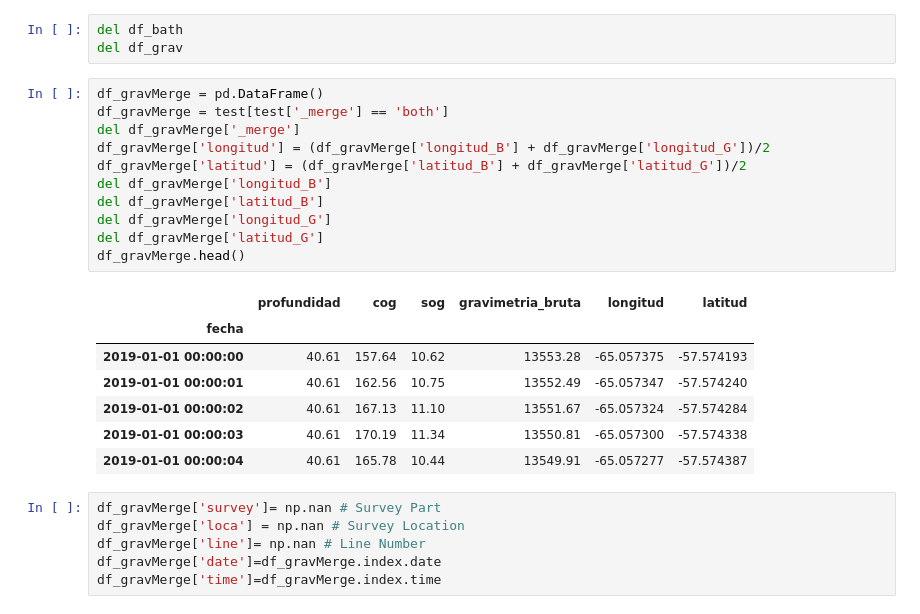
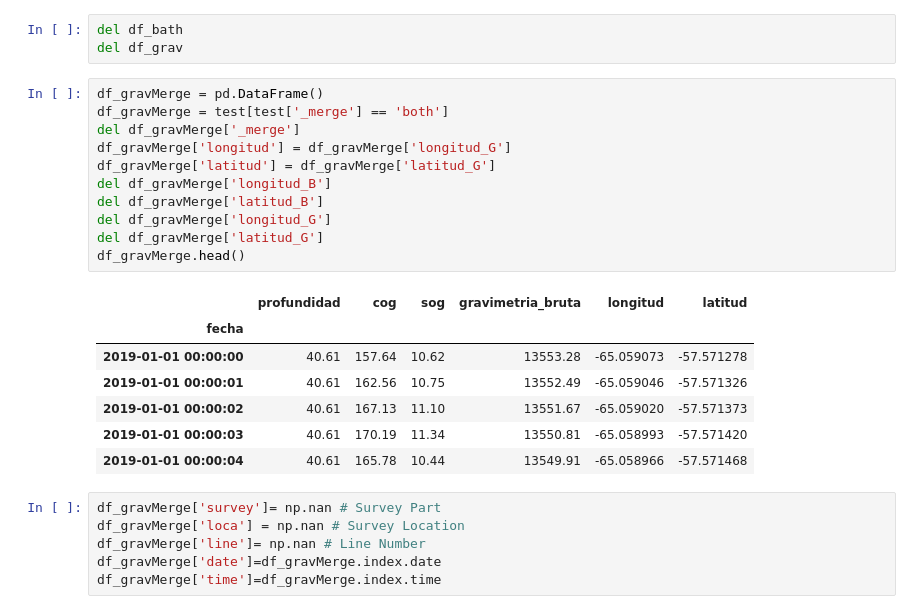
Before and after one commit to daxsoule/bravoseis, a Jupyter notebook: notebooks/GravLook.ipynb, the cells around one changed output. Cells and saved outputs as stored; diff of their text form.

```diff
--- a/notebooks/GravLook.ipynb
+++ b/notebooks/GravLook.ipynb
@@ -136,22 +136,22 @@ del df_grav
 # %%
 df_gravMerge = pd.DataFrame()
 df_gravMerge = test[test['_merge'] == 'both']
 del df_gravMerge['_merge']
-df_gravMerge['longitud'] = (df_gravMerge['longitud_B'] + df_gravMerge['longitud_G'])/2
-df_gravMerge['latitud'] = (df_gravMerge['latitud_B'] + df_gravMerge['latitud_G'])/2
+df_gravMerge['longitud'] = df_gravMerge['longitud_G']
+df_gravMerge['latitud'] = df_gravMerge['latitud_G']
 del df_gravMerge['longitud_B']
 del df_gravMerge['latitud_B']
 del df_gravMerge['longitud_G']
 del df_gravMerge['latitud_G']
 df_gravMerge.head()
 # %% [output]
 |  | profundidad | cog | sog | gravimetria_bruta | longitud | latitud |
 | fecha |  |  |  |  |  |  |
-| 2019-01-01 00:00:00 | 40.61 | 157.64 | 10.62 | 13553.28 | -65.057375 | -57.574193 |
-| 2019-01-01 00:00:01 | 40.61 | 162.56 | 10.75 | 13552.49 | -65.057347 | -57.574240 |
-| 2019-01-01 00:00:02 | 40.61 | 167.13 | 11.10 | 13551.67 | -65.057324 | -57.574284 |
-| 2019-01-01 00:00:03 | 40.61 | 170.19 | 11.34 | 13550.81 | -65.057300 | -57.574338 |
-| 2019-01-01 00:00:04 | 40.61 | 165.78 | 10.44 | 13549.91 | -65.057277 | -57.574387 |
+| 2019-01-01 00:00:00 | 40.61 | 157.64 | 10.62 | 13553.28 | -65.059073 | -57.571278 |
+| 2019-01-01 00:00:01 | 40.61 | 162.56 | 10.75 | 13552.49 | -65.059046 | -57.571326 |
+| 2019-01-01 00:00:02 | 40.61 | 167.13 | 11.10 | 13551.67 | -65.059020 | -57.571373 |
+| 2019-01-01 00:00:03 | 40.61 | 170.19 | 11.34 | 13550.81 | -65.058993 | -57.571420 |
+| 2019-01-01 00:00:04 | 40.61 | 165.78 | 10.44 | 13549.91 | -65.058966 | -57.571468 |
 # %%
 df_gravMerge['survey']= np.nan # Survey Part
 df_gravMerge['loca'] = np.nan # Survey Location
```
Also changed, not shown: parts of 8 cells of this notebook, 2 other files.
